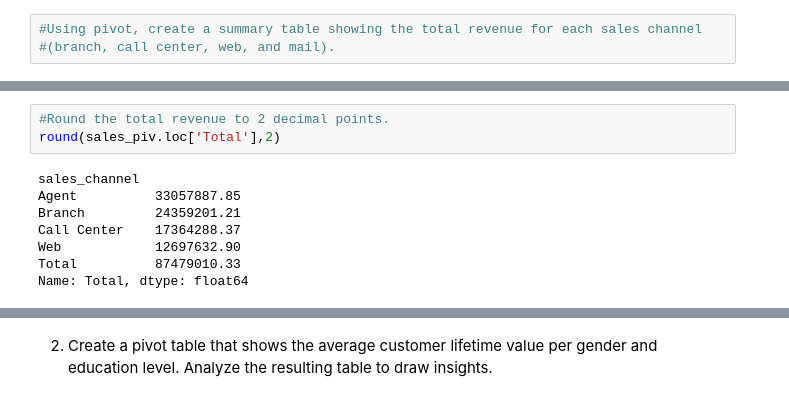
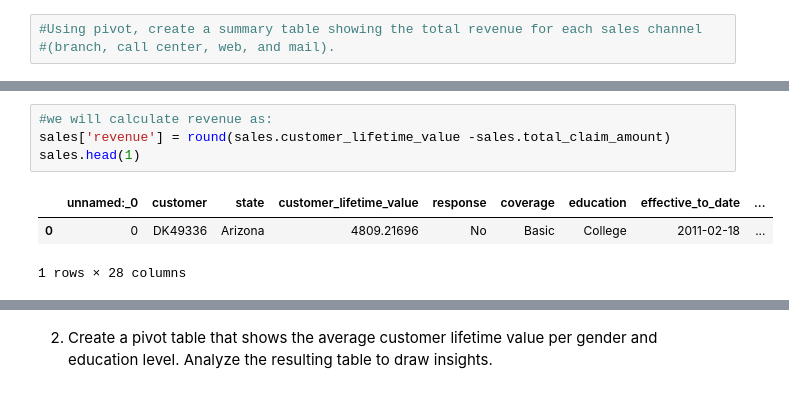
Before and after one commit to cadiyubu/lab-dw-data-structuring-and-combining, a Jupyter notebook: lab-dw-data-structuring-and-combining.ipynb, the cells around one changed output, grey strips where cells are left out. Cells and saved outputs as stored; diff of their text form.

```diff
--- a/lab-dw-data-structuring-and-combining.ipynb
+++ b/lab-dw-data-structuring-and-combining.ipynb
@@ -389,11 +480,8 @@ The sale channels are: ['Agent' 'Call Center' 'Branch' 'Web']
-# %%
-#Round the total revenue to 2 decimal points.
-round(sales_piv.loc['Total'],2)
-# %% [output]
-sales_channel
-Agent          33057887.85
-Branch         24359201.21
-Call Center    17364288.37
-Web            12697632.90
-Total          87479010.33
-Name: Total, dtype: float64
+# %%
+#we will calculate revenue as:
+sales['revenue'] = round(sales.customer_lifetime_value -sales.total_claim_amount)
+sales.head(1)
+# %% [output]
+|  | unnamed:_0 | customer | state | customer_lifetime_value | response | coverage | education | effective_to_date | ... |
+| 0 | 0 | DK49336 | Arizona | 4809.21696 | No | Basic | College | 2011-02-18 | ... |
+1 rows × 28 columns
```
Also changed, not shown: parts of 19 cells of this notebook.
